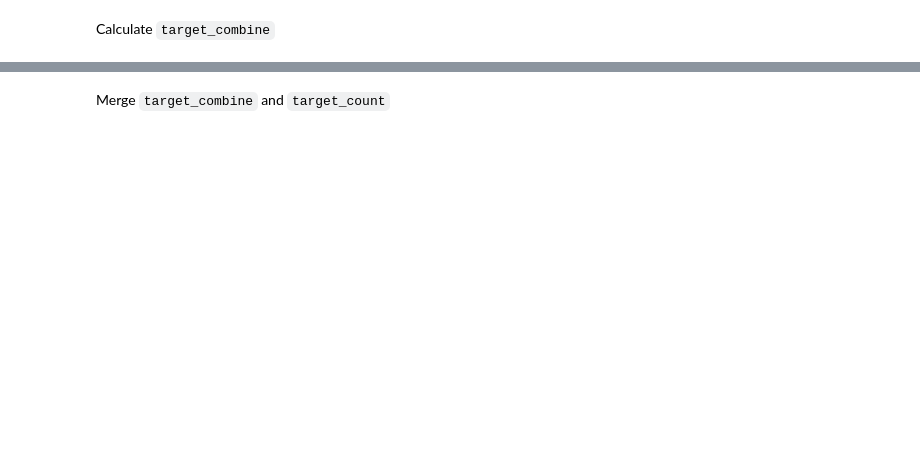
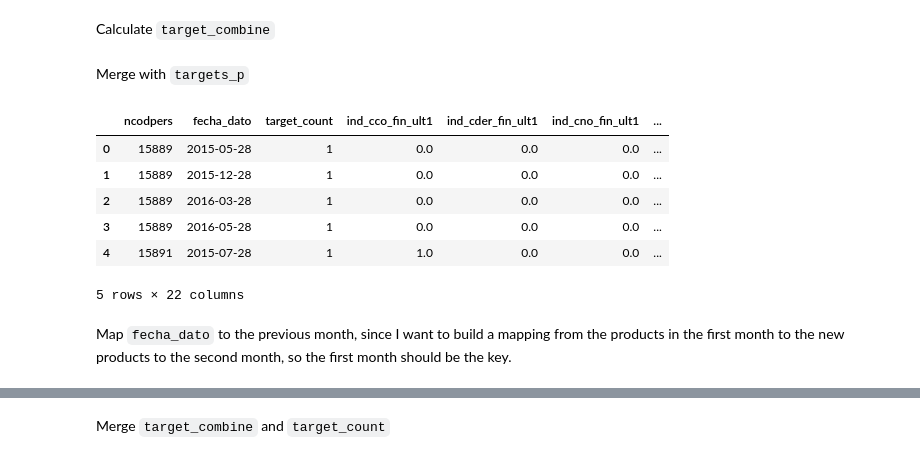
Before and after one commit to LiYan1988/santander-production-recommandation, a Jupyter notebook: notebooks/eda_4_18.ipynb, the cells around one changed output, grey strips where cells are left out. Cells and saved outputs as stored; diff of their text form; code cells hidden in the pictures; blank space fills up the shorter version.

```diff
--- a/notebooks/eda_4_18.ipynb
+++ b/notebooks/eda_4_18.ipynb
@@ -59,0 +65,2 @@ new_product_per_customer.fecha_dato = new_product_per_customer.fecha_dato.map(mo
+# %% [markdown]
+Merge with `targets_p`
@@ -59,0 +69,12 @@ new_product_per_customer.fecha_dato = new_product_per_customer.fecha_dato.map(mo
+# %%
+new_product_per_customer.head()
+# %% [output]
+|  | ncodpers | fecha_dato | target_count | ind_cco_fin_ult1 | ind_cder_fin_ult1 | ind_cno_fin_ult1 | ... |
+| 0 | 15889 | 2015-05-28 | 1 | 0.0 | 0.0 | 0.0 | ... |
+| 1 | 15889 | 2015-12-28 | 1 | 0.0 | 0.0 | 0.0 | ... |
+| 2 | 15889 | 2016-03-28 | 1 | 0.0 | 0.0 | 0.0 | ... |
+| 3 | 15889 | 2016-05-28 | 1 | 0.0 | 0.0 | 0.0 | ... |
+| 4 | 15891 | 2015-07-28 | 1 | 1.0 | 0.0 | 0.0 | ... |
+5 rows × 22 columns
+# %% [markdown]
+Map `fecha_dato` to the previous month, since I want to build a mapping from the products in the first month to the new products to the second month, so the first month should be the key.
```
Also changed, not shown: parts of 17 cells of this notebook, 2 other files.
